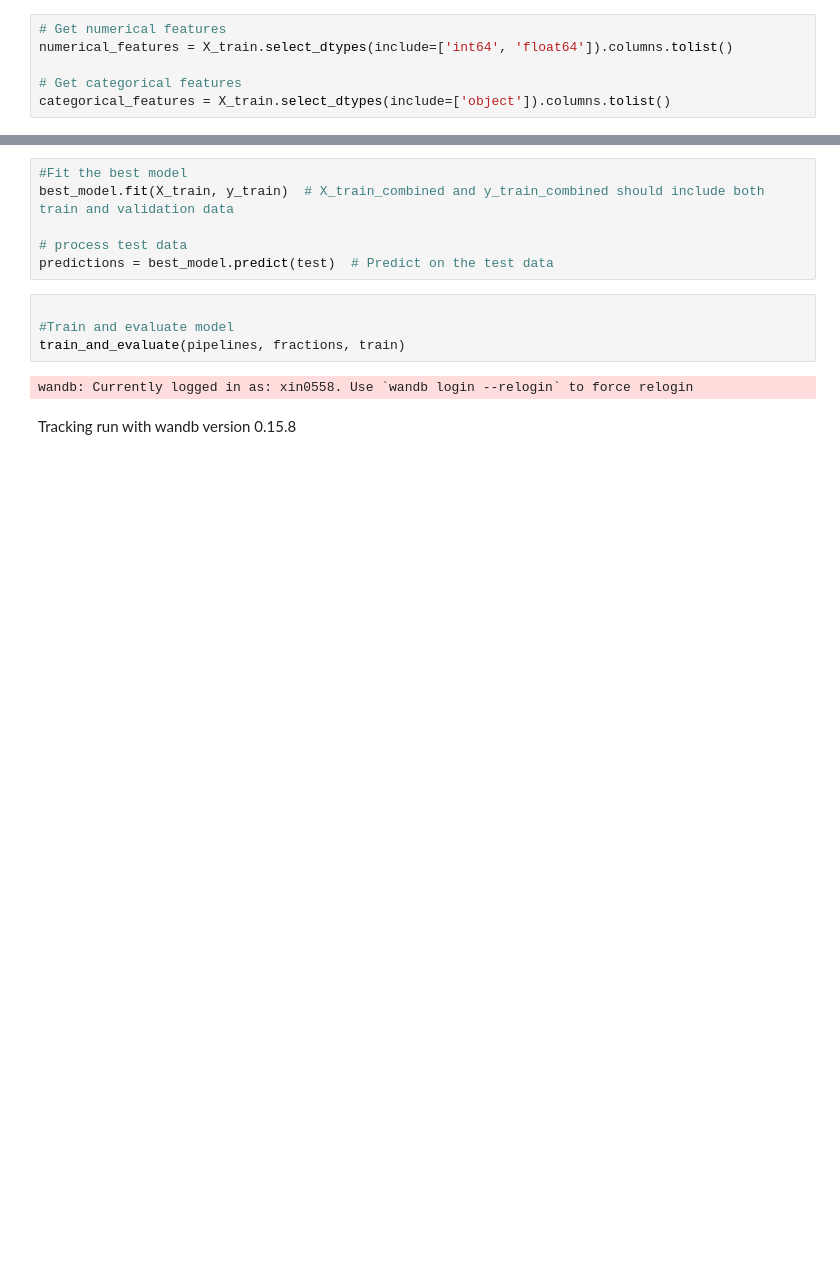
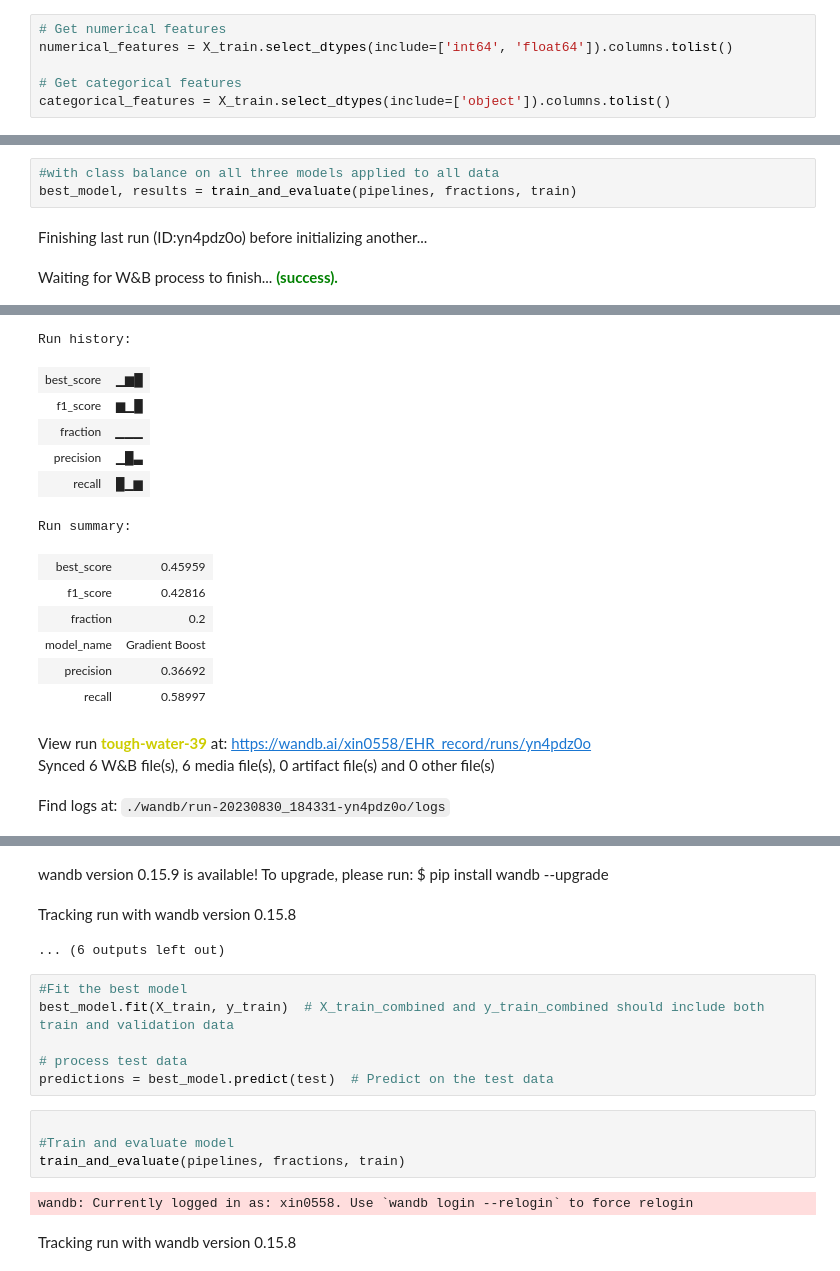
Before and after one commit to xin-cheng-ds/EHR_record, a Jupyter notebook: EHR.ipynb, the cells around one changed output, grey strips where cells are left out. Saved outputs shown, nothing was run; the diff lists cells and outputs as text; blank space fills up the shorter version.

```diff
--- a/EHR.ipynb
+++ b/EHR.ipynb
@@ -429,0 +653,6 @@ best_model, results = train_and_evaluate(pipelines, fractions, train_data, resam
+# %%
+#with class balance on all three models applied to all data
+best_model, results = train_and_evaluate(pipelines, fractions, train)
+# %% [output]
+Finishing last run (ID:yn4pdz0o) before initializing another...
+Waiting for W&B process to finish... (success).
@@ -429,0 +660,16 @@ best_model, results = train_and_evaluate(pipelines, fractions, train_data, resam
+Run history:
+| best_score | ▁▆█ |
+| f1_score | ▆▁█ |
+| fraction | ▁▁▁ |
+| precision | ▁█▃ |
+| recall | █▁▆ |
+Run summary:
+| best_score | 0.45959 |
+| f1_score | 0.42816 |
+| fraction | 0.2 |
+| model_name | Gradient Boost |
+| precision | 0.36692 |
+| recall | 0.58997 |
+View run tough-water-39 at: https://wandb.ai/xin0558/EHR_record/runs/yn4pdz0o
+Synced 6 W&B file(s), 6 media file(s), 0 artifact file(s) and 0 other file(s)
+Find logs at: ./wandb/run-20230830_184331-yn4pdz0o/logs
@@ -430,3 +677,6 @@ best_model, results = train_and_evaluate(pipelines, fractions, train_data, resam
+wandb version 0.15.9 is available! To upgrade, please run: $ pip install wandb --upgrade
+Tracking run with wandb version 0.15.8
+... (6 outputs left out)
 # %%
 #Fit the best model
 best_model.fit(X_train, y_train)  # X_train_combined and y_train_combined should include both train and validation data
```
Also changed, not shown: parts of 25 cells of this notebook.
